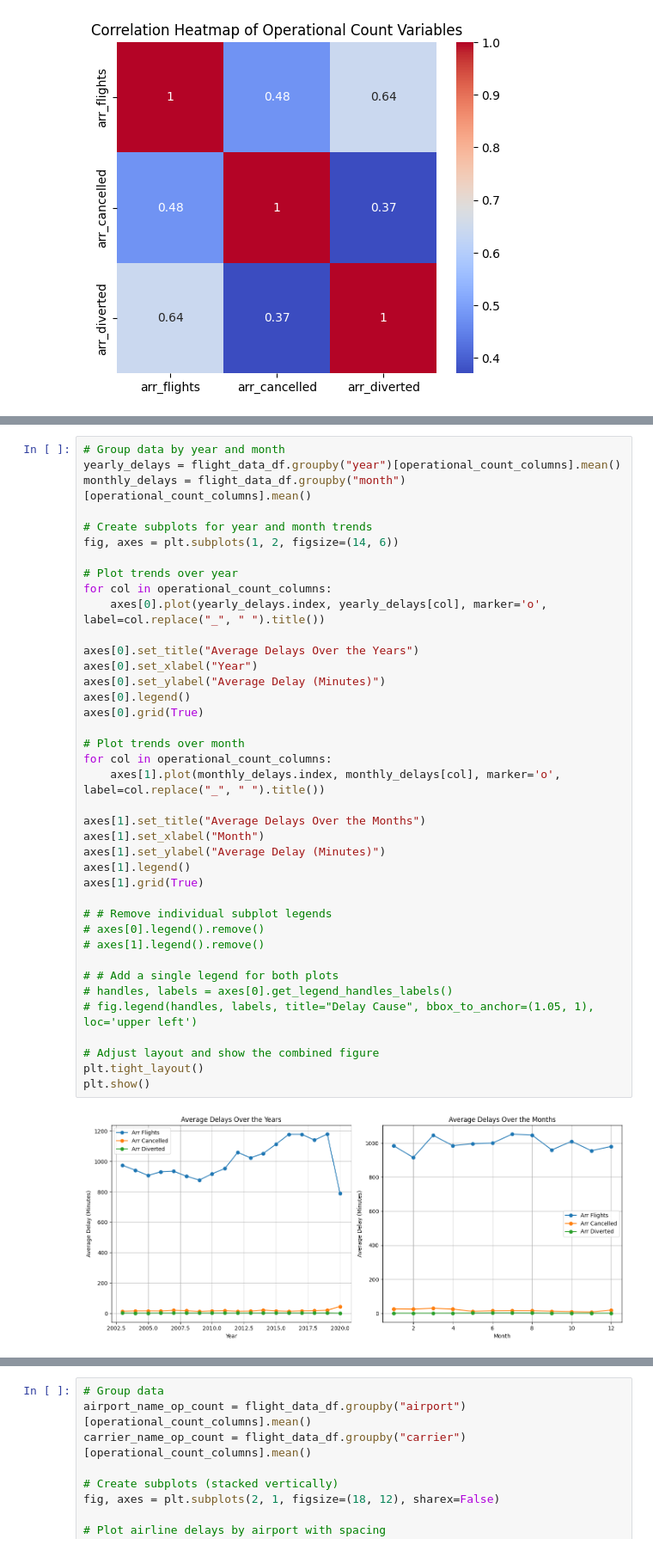
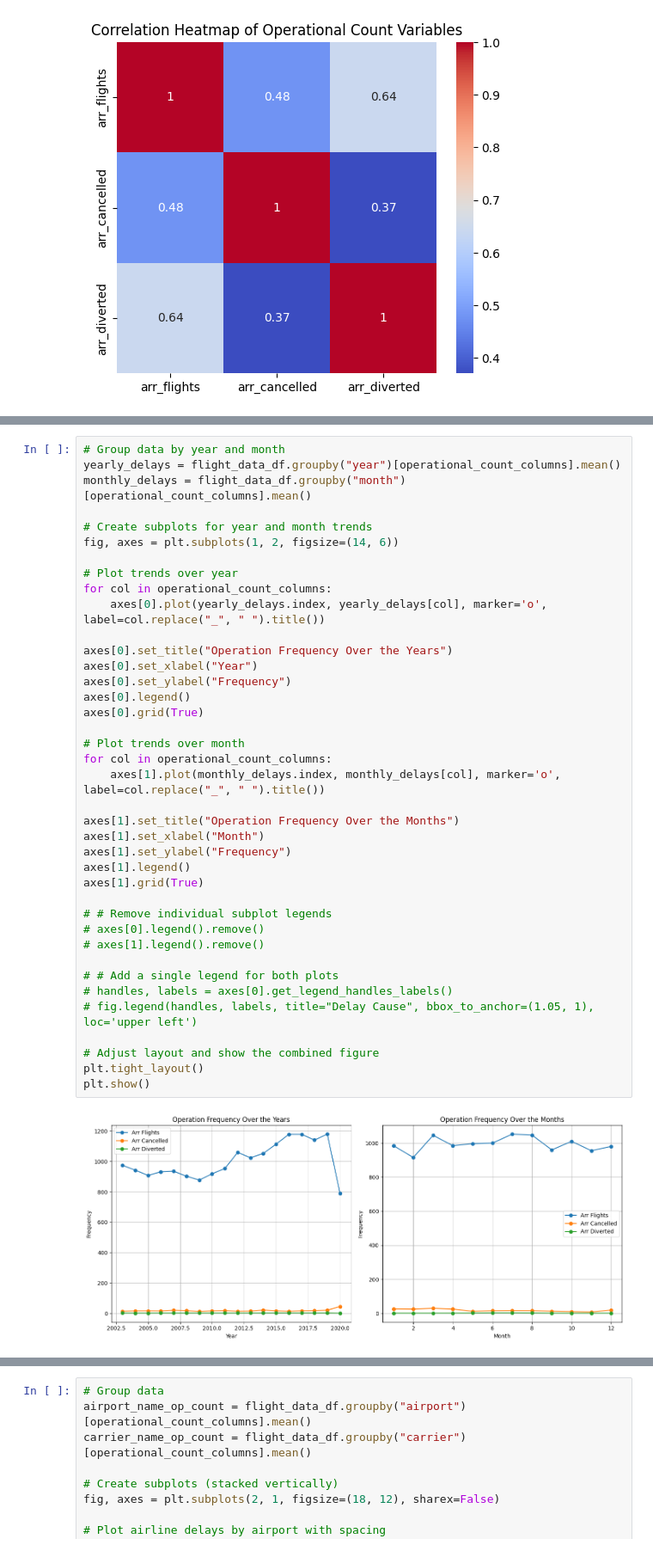
Before and after one commit to shayari21/Flight-Delay-Analysis, a Jupyter notebook: Data_Analysis.ipynb, the cells around one changed output, grey strips where cells are left out. Shown at 86% size. Drawn from its saved outputs; the diff is of its cells as text.

```diff
--- a/Data_Analysis.ipynb
+++ b/Data_Analysis.ipynb
@@ -897,35 +982,35 @@ monthly_delays = flight_data_df.groupby("month")[operational_count_columns].mean
 fig, axes = plt.subplots(1, 2, figsize=(14, 6))
 
 # Plot trends over year
 for col in operational_count_columns:
     axes[0].plot(yearly_delays.index, yearly_delays[col], marker='o', label=col.replace("_", " ").title())
 
-axes[0].set_title("Average Delays Over the Years")
+axes[0].set_title("Operation Frequency Over the Years")
 axes[0].set_xlabel("Year")
-axes[0].set_ylabel("Average Delay (Minutes)")
+axes[0].set_ylabel("Frequency")
 axes[0].legend()
 axes[0].grid(True)
 
 # Plot trends over month
 for col in operational_count_columns:
     axes[1].plot(monthly_delays.index, monthly_delays[col], marker='o', label=col.replace("_", " ").title())
 
-axes[1].set_title("Average Delays Over the Months")
+axes[1].set_title("Operation Frequency Over the Months")
 axes[1].set_xlabel("Month")
-axes[1].set_ylabel("Average Delay (Minutes)")
+axes[1].set_ylabel("Frequency")
 axes[1].legend()
 axes[1].grid(True)
 
 # # Remove individual subplot legends
 # axes[0].legend().remove()
 # axes[1].legend().remove()
 
 # # Add a single legend for both plots
 # handles, labels = axes[0].get_legend_handles_labels()
 # fig.legend(handles, labels, title="Delay Cause", bbox_to_anchor=(1.05, 1), loc='upper left')
 
 # Adjust layout and show the combined figure
 plt.tight_layout()
 plt.show()
 # %% [output]
-[figure, old version]
+[figure, new version]
```
Also changed, not shown: parts of 10 cells of this notebook.
